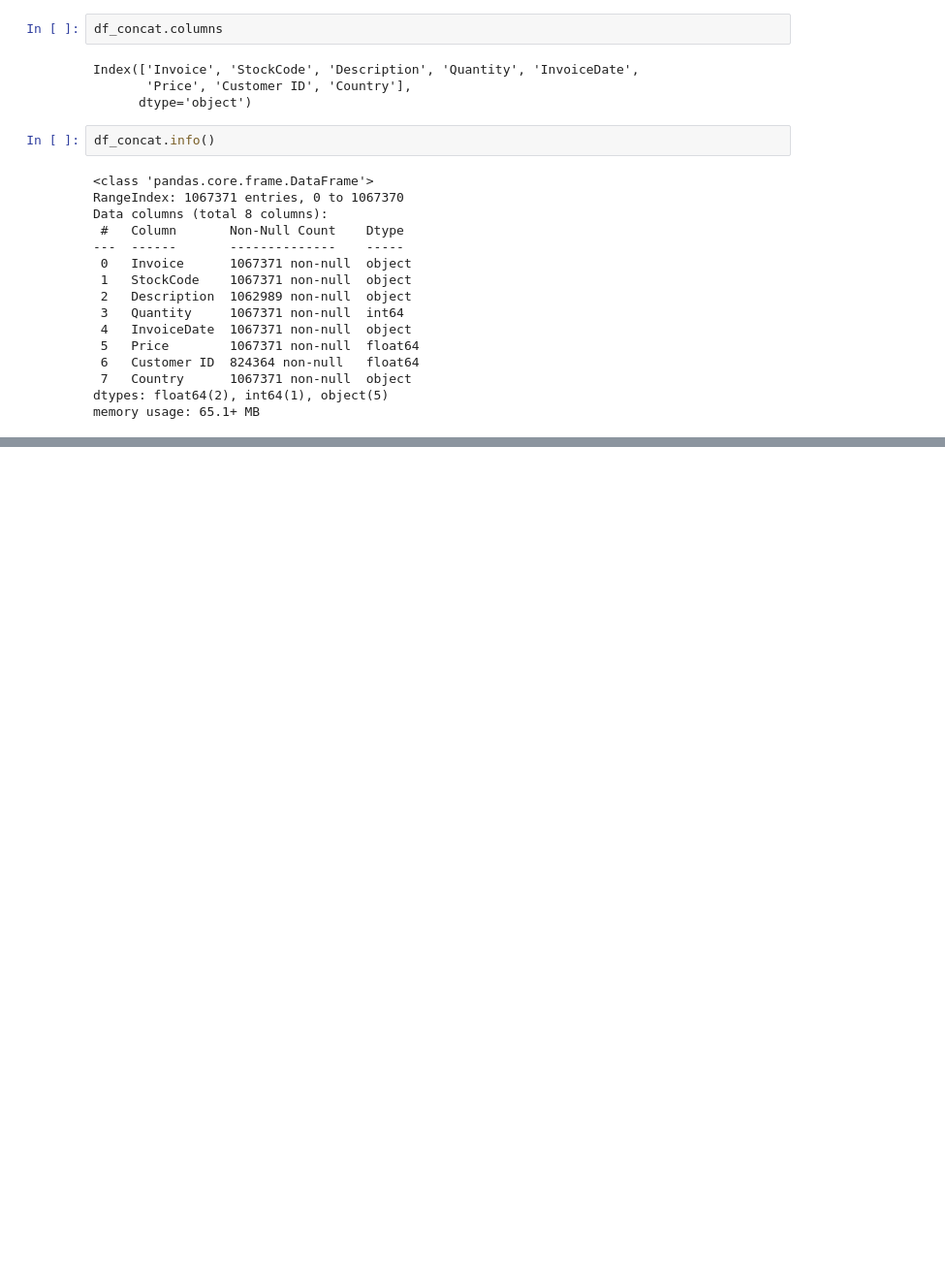
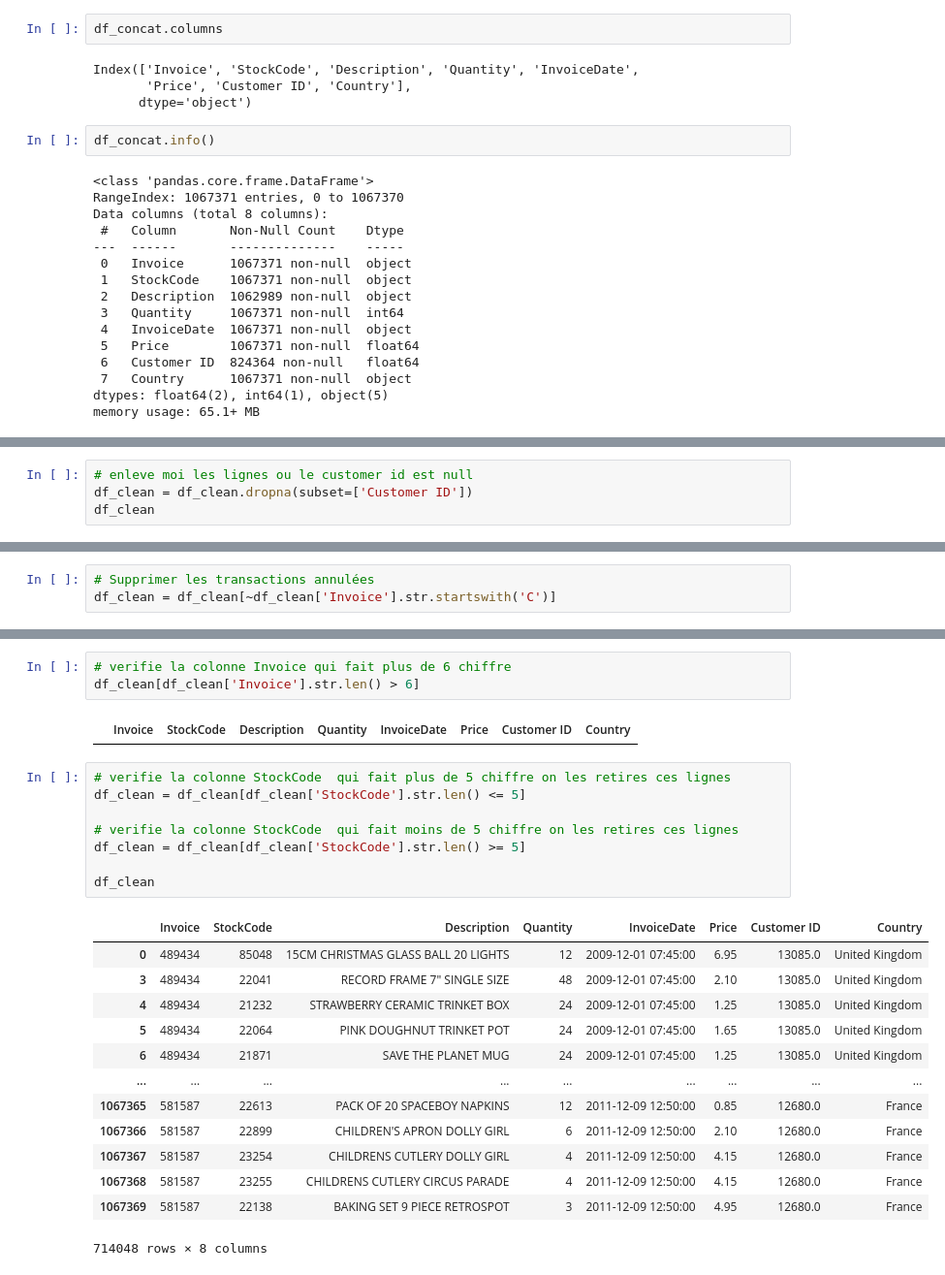
Before and after one commit to DonzerHD/Segmentation_Client, a Jupyter notebook: Notebooks/Partie_1_Segmentation_et_Visualisation/Nettoyage_des_données.ipynb, the cells around one changed output, grey strips where cells are left out. Shown: that part at 97% size. Saved outputs shown, nothing was run; the diff lists cells and outputs as text; blank space fills up the shorter version.

```diff
--- a/Notebooks/Partie_1_Segmentation_et_Visualisation/Nettoyage_des_données.ipynb
+++ b/Notebooks/Partie_1_Segmentation_et_Visualisation/Nettoyage_des_données.ipynb
@@ -60,0 +143,4 @@ df_concat.isnull().sum()
+# %%
+# enleve moi les lignes ou le customer id est null
+df_clean = df_clean.dropna(subset=['Customer ID'])
+df_clean
@@ -60,0 +179,3 @@ df_concat.isnull().sum()
+# %%
+# Supprimer les transactions annulées
+df_clean = df_clean[~df_clean['Invoice'].str.startswith('C')]
@@ -60,0 +198,27 @@ df_concat.isnull().sum()
+# %%
+# verifie la colonne Invoice qui fait plus de 6 chiffre
+df_clean[df_clean['Invoice'].str.len() > 6]
+# %% [output]
+|  | Invoice | StockCode | Description | Quantity | InvoiceDate | Price | Customer ID | Country |
+# %%
+# verifie la colonne StockCode  qui fait plus de 5 chiffre on les retires ces lignes
+df_clean = df_clean[df_clean['StockCode'].str.len() <= 5]
+
+# verifie la colonne StockCode  qui fait moins de 5 chiffre on les retires ces lignes
+df_clean = df_clean[df_clean['StockCode'].str.len() >= 5]
+
+df_clean
+# %% [output]
+|  | Invoice | StockCode | Description | Quantity | InvoiceDate | Price | Customer ID | Country |
+| 0 | 489434 | 85048 | 15CM CHRISTMAS GLASS BALL 20 LIGHTS | 12 | 2009-12-01 07:45:00 | 6.95 | 13085.0 | United Kingdom |
+| 3 | 489434 | 22041 | RECORD FRAME 7" SINGLE SIZE | 48 | 2009-12-01 07:45:00 | 2.10 | 13085.0 | United Kingdom |
+| 4 | 489434 | 21232 | STRAWBERRY CERAMIC TRINKET BOX | 24 | 2009-12-01 07:45:00 | 1.25 | 13085.0 | United Kingdom |
+| 5 | 489434 | 22064 | PINK DOUGHNUT TRINKET POT | 24 | 2009-12-01 07:45:00 | 1.65 | 13085.0 | United Kingdom |
+| 6 | 489434 | 21871 | SAVE THE PLANET MUG | 24 | 2009-12-01 07:45:00 | 1.25 | 13085.0 | United Kingdom |
+| ... | ... | ... | ... | ... | ... | ... | ... | ... |
+| 1067365 | 581587 | 22613 | PACK OF 20 SPACEBOY NAPKINS | 12 | 2011-12-09 12:50:00 | 0.85 | 12680.0 | France |
+| 1067366 | 581587 | 22899 | CHILDREN'S APRON DOLLY GIRL | 6 | 2011-12-09 12:50:00 | 2.10 | 12680.0 | France |
+| 1067367 | 581587 | 23254 | CHILDRENS CUTLERY DOLLY GIRL | 4 | 2011-12-09 12:50:00 | 4.15 | 12680.0 | France |
+| 1067368 | 581587 | 23255 | CHILDRENS CUTLERY CIRCUS PARADE | 4 | 2011-12-09 12:50:00 | 4.15 | 12680.0 | France |
+| 1067369 | 581587 | 22138 | BAKING SET 9 PIECE RETROSPOT | 3 | 2011-12-09 12:50:00 | 4.95 | 12680.0 | France |
+714048 rows × 8 columns
```
Also changed, not shown: parts of 27 cells of this notebook, 2 other files.
